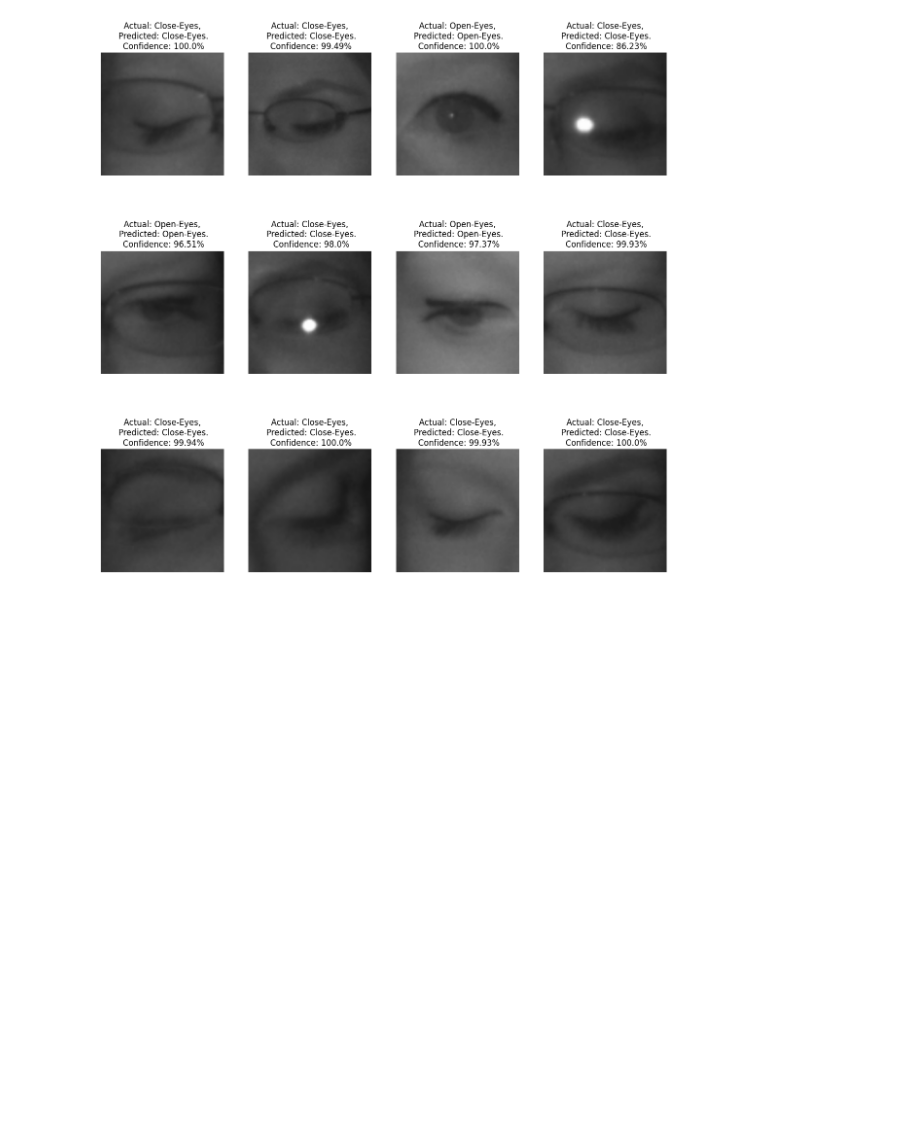
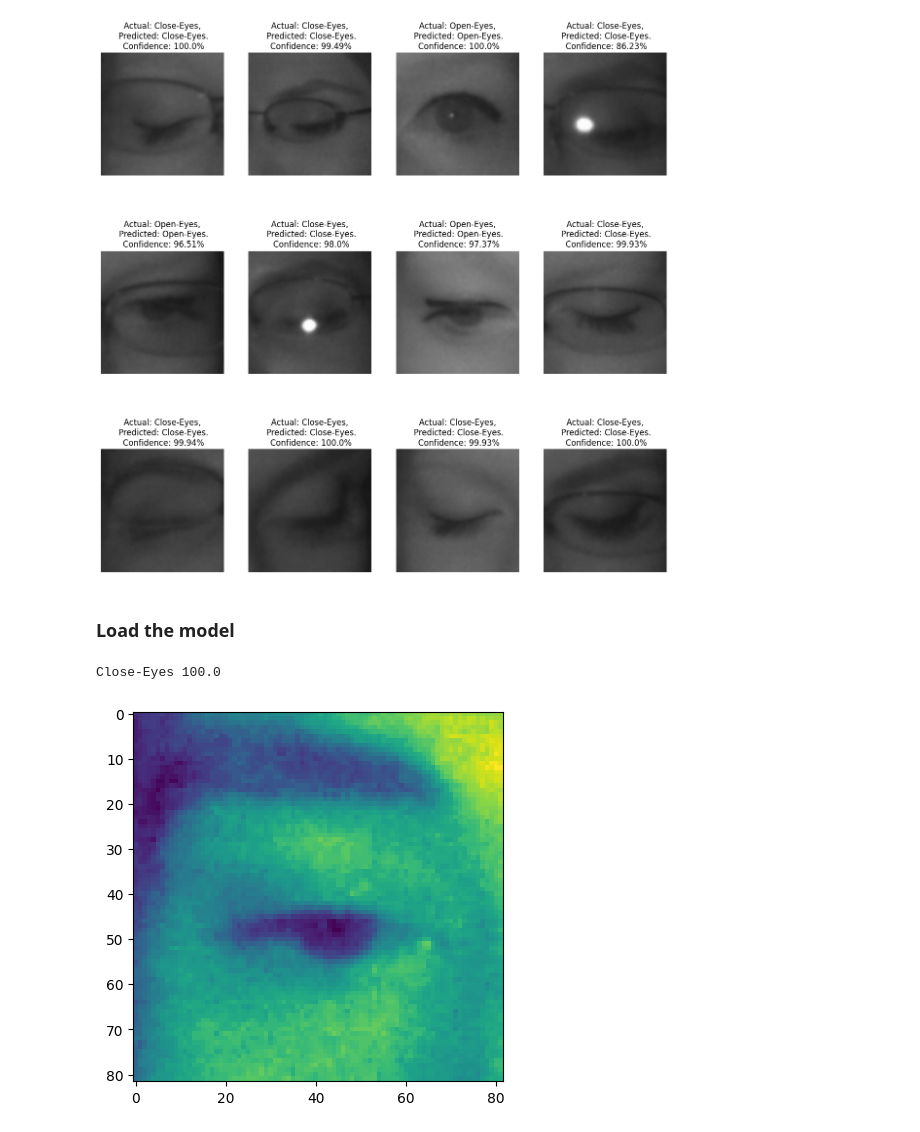
Before and after one commit to oussemamansouri/Real-Time-Drowsiness-Detection, a Jupyter notebook: training.ipynb, the cells around one changed output. Saved outputs shown, nothing was run; the diff lists cells and outputs as text; code cells hidden in the pictures; blank space fills up the shorter version.

```diff
--- a/training.ipynb
+++ b/training.ipynb
@@ -353,3 +350,5 @@ for images, labels in test_ds.take(1):
         plt.axis("off")
 # %% [output]
 [figure]
+# %% [markdown]
+### Load the model
@@ -355,0 +357,13 @@ for images, labels in test_ds.take(1):
+# %%
+img_array = cv2.imread("./../MRL_DataSet/Train_dataset/Open-Eyes/openEye.png",cv2.IMREAD_GRAYSCALE)
+backtorgb = cv2.cvtColor(img_array,cv2.COLOR_GRAY2RGB)
+new_array = cv2.resize(backtorgb,(IMAGE_SIZE,IMAGE_SIZE))
+
+X_input = np.array(new_array).reshape(1,IMAGE_SIZE,IMAGE_SIZE,3)
+X_input = X_input/255.0
+predicted_class, confidence = predict(model,X_input)
+plt.imshow(img_array.astype("uint8"))
+print(predicted_class, confidence)
+# %% [output]
+Close-Eyes 100.0
+[figure, added]
```
Also changed, not shown: parts of 3 cells of this notebook.
